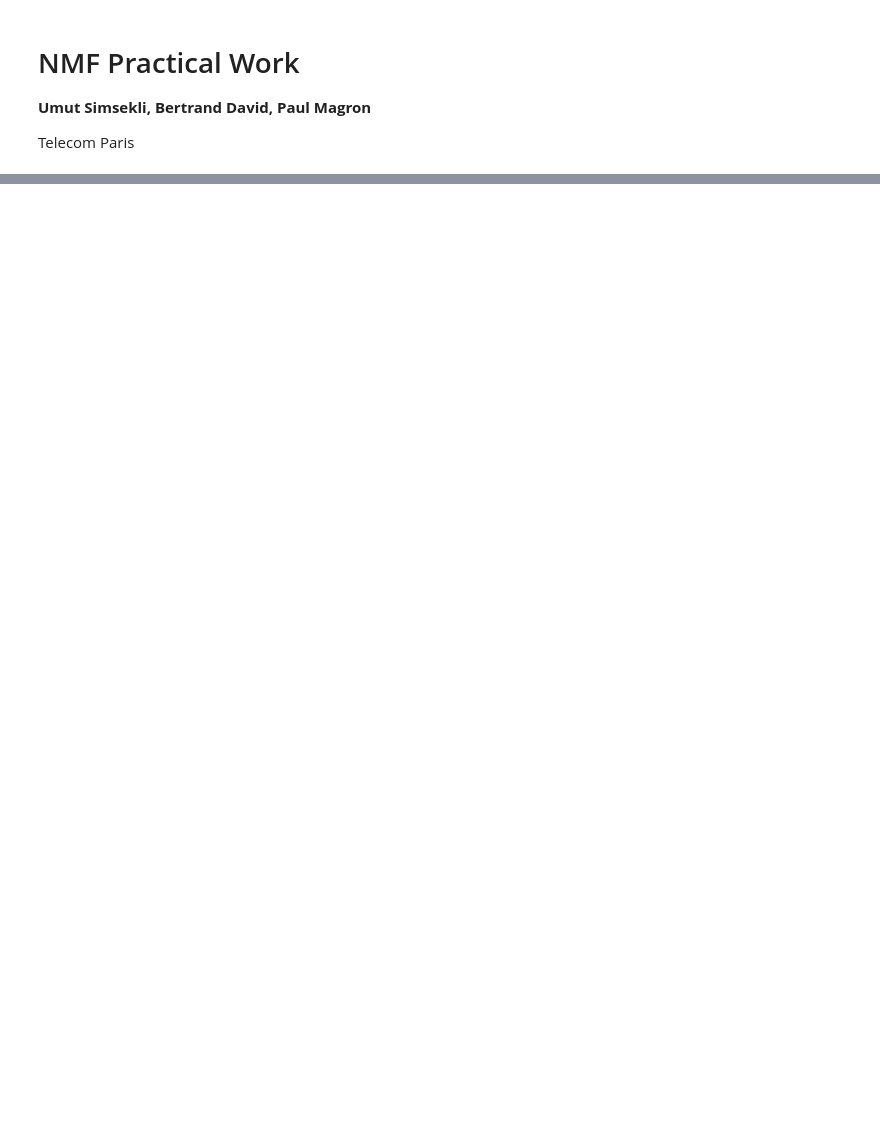
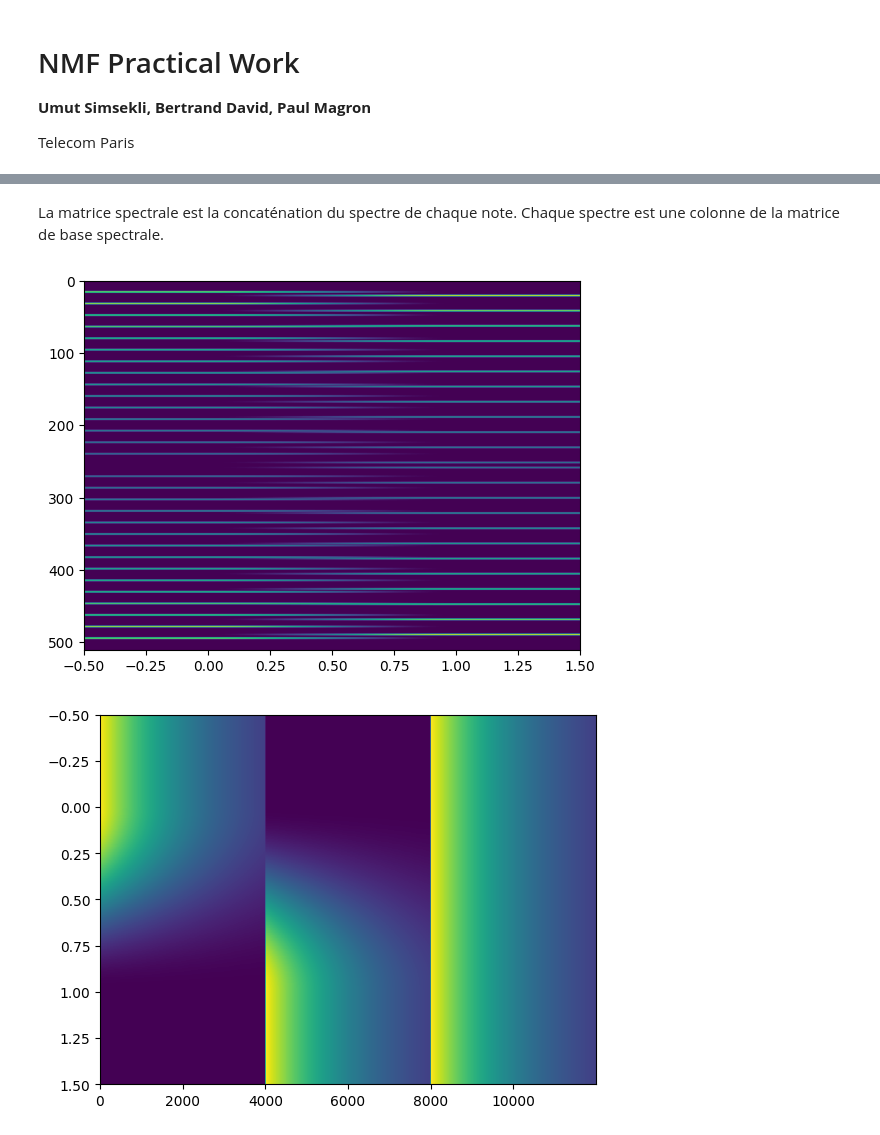
Before and after one commit to LouisLalay/Traitement-du-Signal, a Jupyter notebook: TP NMF/NMF_TP.ipynb, the cells around one changed output, grey strips where cells are left out. Cells and saved outputs as stored; diff of their text form; code cells hidden in the pictures; blank space fills up the shorter version.

```diff
--- a/TP NMF/NMF_TP.ipynb
+++ b/TP NMF/NMF_TP.ipynb
@@ -90,0 +200,19 @@ def build_signal(notes, Fs):
+# %% [markdown]
+La matrice spectrale est la concaténation du spectre de chaque note. Chaque spectre est une colonne de la matrice de base spectrale.
+# %%
+freq_reduite, spectre_mi = spectre_harmonique(MI3, NFFT, window_spectre, FE)
+WS = np.concatenate([spectre_do.reshape(NFFT,1), spectre_mi.reshape(NFFT,1)], axis = 1)
+plt.imshow(np.abs(WS))
+plt.axis('auto')
+plt.show()
+
+# Matrice d'activation pour DO, MI, DO/MI
+matrice_MIDI = np.array([[1, 0, 1],[0, 1, 1]])
+H = activation(0.5, 0.3, matrice_MIDI, FE)
+
+plt.imshow(H)
+plt.axis('auto')
+plt.show()
+# %% [output]
+[figure, added]
+[figure, added]
```
Also changed, not shown: parts of 10 cells of this notebook.
